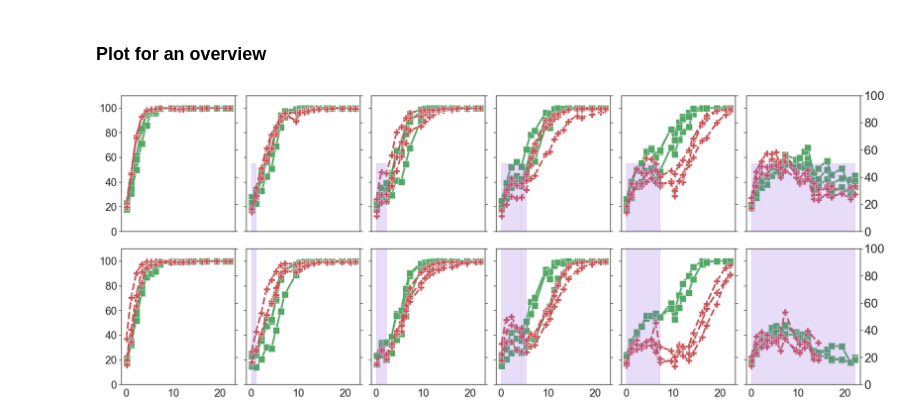
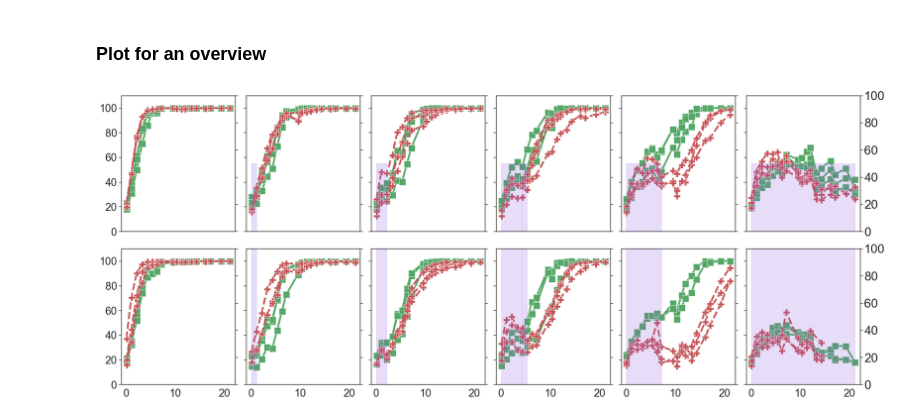
Before and after one commit to MathOnco/PARPi_Model, a Jupyter notebook: jnb_dataProcessing.ipynb, the cells around one changed output. Cells and saved outputs as stored; diff of their text form; code cells hidden in the pictures.

Commit message:
Focussed data on first 21d, as I'm not sure I still trust it much after that.

```diff
--- a/jnb_dataProcessing.ipynb
+++ b/jnb_dataProcessing.ipynb
@@ -96,9 +96,7 @@ for cellLine in ["OVCAR3","OVCAR4"]:
 
     # Clean data by removing erroneous measurements
     if cellLine=="OVCAR3":
-        # Looking at individual replicates for OC3, I see that replicate 3 for delay 7 has quite a big jump after
-        # the treatment withdrawal. Likely accidentally removed some cells there. Also it has a much lower seeding density
-        # than the other replicates. So not really that meaningful to include in average. So, remove it.
+        # Remove measurements were I accidentally pipetted out cells
         tmpDf['Time'] /= 24
         tmpDf.loc[(tmpDf.Delay==7) & (tmpDf.DMax==100) &
                   (tmpDf.ReplicateId==3), 'Confluence'] = np.nan
@@ -117,6 +115,7 @@ for cellLine in ["OVCAR3","OVCAR4"]:
         tmpDf.loc[(tmpDf.Delay==100) & (tmpDf.Time>15) & (tmpDf.DMax==100) & #19
                   (tmpDf.Confluence>20), 'Confluence'] = np.nan
 
+    tmpDf = tmpDf[tmpDf.Time<22].copy() # Limit analysis to 21 days. Beyond that not sure I still trust the measurements
     tmpDf['CellLine'] = cellLine
     tmpList.append(tmpDf)
 
@@ -128,26 +127,25 @@ delayDataDf.to_csv(os.path.join(dataDir,"intermittentTreatmentDf_cleaned.csv"))
 # %%
 # Plot
 fig, axList = plt.subplots(2,6,sharex=True,sharey=True,figsize=(25,10))
 for i,DMax in enumerate(delayDataDf.DMax.unique()):
     for j,delay in enumerate(delayDataDf.Delay.unique()):
         currData = delayDataDf[(delayDataDf.DMax==DMax) &
                                    (delayDataDf.Delay==delay)]
         currAx = axList[i][j]
         sns.lineplot(x="Time",y="Confluence",err_style='bars', units="ReplicateId", estimator=None,
                      hue='CellLine', style='CellLine',
                      palette=cellLineColorDic,
                      markers=cellLineMarkerDic,
                      lw=4, markersize=15,
                      legend=False,
                      data=currData,ax=currAx)
         tmpDf = currData[currData.Delay==delay].copy()
         tmpDf.Confluence = np.nan
         PlotData(tmpDf, ylim=110, decorateY2=delay==100, ax=currAx)
         currAx.set_ylabel("")
         currAx.set_xlabel("")
         currAx.set_title("")
         currAx.tick_params(labelsize=24)
-        ax2.tick_params(labelsize=24)
 plt.tight_layout()
 # %% [output]
-[figure, old version]
+[figure, new version]
```
